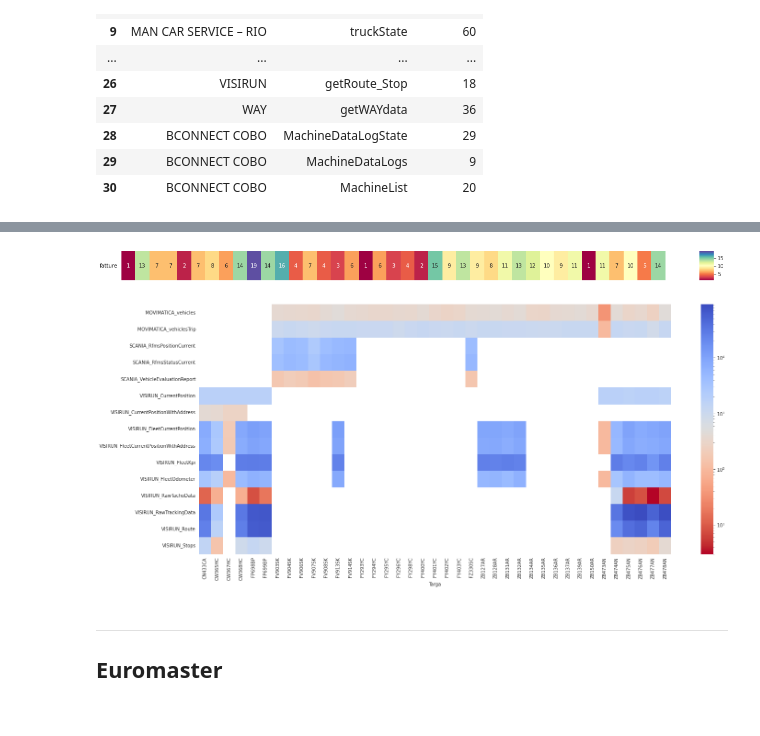
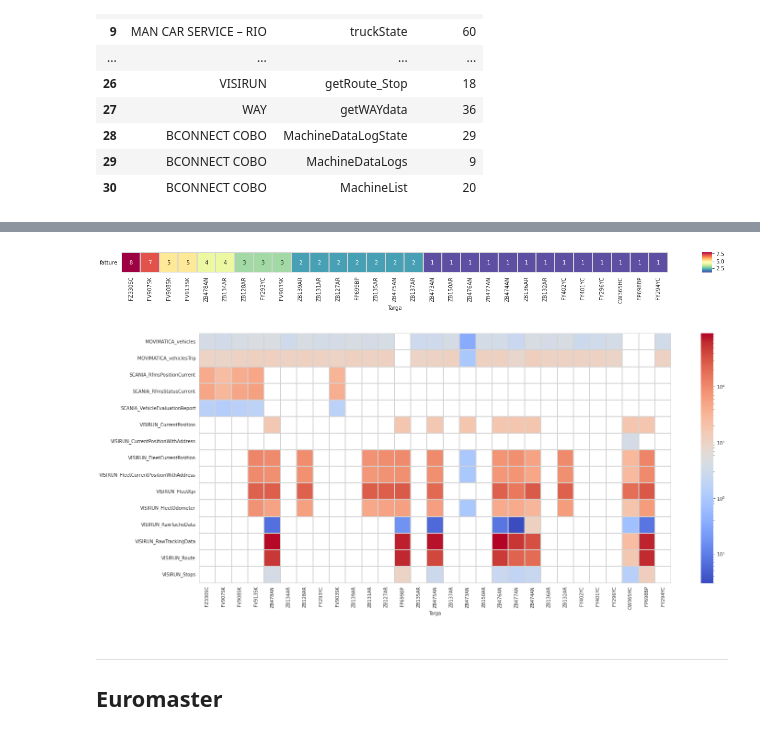
Before and after one commit to antonioalbanese/ai4trucks, a Jupyter notebook: cumulative_analysis.ipynb, the cells around one changed output, grey strips where cells are left out. Saved outputs shown, nothing was run; the diff lists cells and outputs as text; code cells hidden in the pictures.

```diff
--- a/cumulative_analysis.ipynb
+++ b/cumulative_analysis.ipynb
@@ -67,7 +51,7 @@ read_data("dataset/MOVIMATICA_vehicles.csv")
 timestamps = ["transaction_date", "Data", "creationDate", "position_timestamp", "snapshot_date_time", "PositionDateTime", "StartDate", "dateDay", "datestamp", "timestampCall", "DataTransazione", "start_timestamp"]
 plates = ["license_plate", "LicensePlate", "vehiclePlate", "TruckPlate", "Targa", "registration_number"]
 res_df = pd.DataFrame([])
-num_df = fatture[fatture.Targa.isin(targhe)].groupby("Targa").ID.count().rename("fatture").to_frame()
+num_df = fatture[(fatture.Targa.isin(targhe)&(fatture.Apertura_commessa > "30-04-2021"))].groupby("Targa").ID.count().rename("fatture").to_frame()
 
 for dt in tqdm(sorted(Path("dataset").glob("*csv"))):
     tmp = pd.read_csv(dt, low_memory=False)
@@ -108,8 +92,8 @@ for dt in tqdm(sorted(Path("dataset").glob("*csv"))):
     else:
         tmp_fatture = None
         date_range = None
-    single_val = len([c for c in tmp.columns if len(tmp[c].unique()) <= 1])
-    h_avail = len([c for c in tmp.columns if (tmp[c].isna().sum()+(tmp[c]=="").sum()) > .5*len(tmp)])
+    single_val = [c for c in tmp.columns if len(tmp[c].unique()) <= 1]
+    h_avail = [c for c in tmp.columns if (tmp[c].isna().sum()+(tmp[c]=="").sum()) > .5*len(tmp)]
 #     id_like = [c for c in tmp.columns if len(tmp[c].unique()) == len(tmp)]
 
     if "plate" in tmp.columns:
@@ -126,33 +110,37 @@ for dt in tqdm(sorted(Path("dataset").glob("*csv"))):
         "Samples diversi": tmp.shape[0],
         "Samples giornalieri /mezzo": tmp.shape[0] / (date_range * len(tmp.plate.unique())) if "plate" in tmp.columns and date_range else None,
         "Tot variabili": tmp.shape[1],
-        "Nulle o costanti": single_val,
-        "Half avail": h_avail,
-        "Utilizzabili": tmp.shape[1] - h_avail - single_val,
+        "Nulle o costanti": len(single_val),
+        "Half avail": len(h_avail),
+        "Utilizzabili": set(tmp.columns).difference(h_avail).difference(single_val),
         "Fatture associate":tmp_fatture.sum() if tmp_fatture is not None else None,
         "Mean fatture/mezzo": round(tmp_fatture.mean(), 2) if tmp_fatture is not None else None,
         "Max fatture/mezzo": tmp_fatture.max() if tmp_fatture is not None else None,
         "Targa associata": tmp_fatture.index[tmp_fatture.argmax()] if tmp_fatture is not None else None,
     }, ignore_index=True)
+
+num_df = num_df.sort_values(by="fatture", ascending=False)
 # %%
-ignore_f = ["fatture", "BSMART_transactions", "EUROMASTER_GetDossiers", "IP", 'VISIRUN_FleetCurrentPositionWithAddressOLd', 'VISIRUN_FleetOdometerOld']
+ignore_f = ["fatture", "BSMART_transactions", "EUROMASTER_GetDossiers", "IP"]
 view = num_df[num_df.drop(ignore_f, axis=1).count(axis=1) > 0].drop(ignore_f, axis=1)
 
-fig0, ax0 = plt.subplots(figsize=(23,1))
+fig0, ax0 = plt.subplots(figsize=(23,.7))
 sns.heatmap(num_df[num_df.drop(ignore_f, axis=1).count(axis=1) > 0].fatture.to_frame().T,
-            ax=ax0, cmap="Spectral", annot=True, cbar_kws={"aspect": 2}
+            ax=ax0, cmap="Spectral_r", annot=True, cbar_kws={"aspect": 2},
+            linewidths=0.1, linecolor='lightgrey'
            )
-# ax0.get_xaxis().set_ticks([])
-ax0.get_xaxis().set_visible(False)
+# ax0.get_xaxis().set_visible(False)
 ax0.tick_params(axis='y', rotation=0)
 plt.show()
 
 fig, ax = plt.subplots(figsize=(23,10))
-sns.heatmap(view.T.sort_index(), ax=ax, norm=LogNorm(), cmap="coolwarm_r")
+sns.heatmap(view.T.sort_index(), ax=ax, norm=LogNorm(),
+            cmap="coolwarm", vmin=0, vmax=1e5,
+            linewidths=0.1, linecolor='lightgrey')
 plt.show()
 # %% [output]
-[figure, old version]
+[figure, new version]
-[figure, old version]
+[figure, new version]
 # %%
 res_df.to_csv("data.csv")
 # %% [markdown]
```
Also changed, not shown: parts of 2 cells of this notebook, 4 other files.
